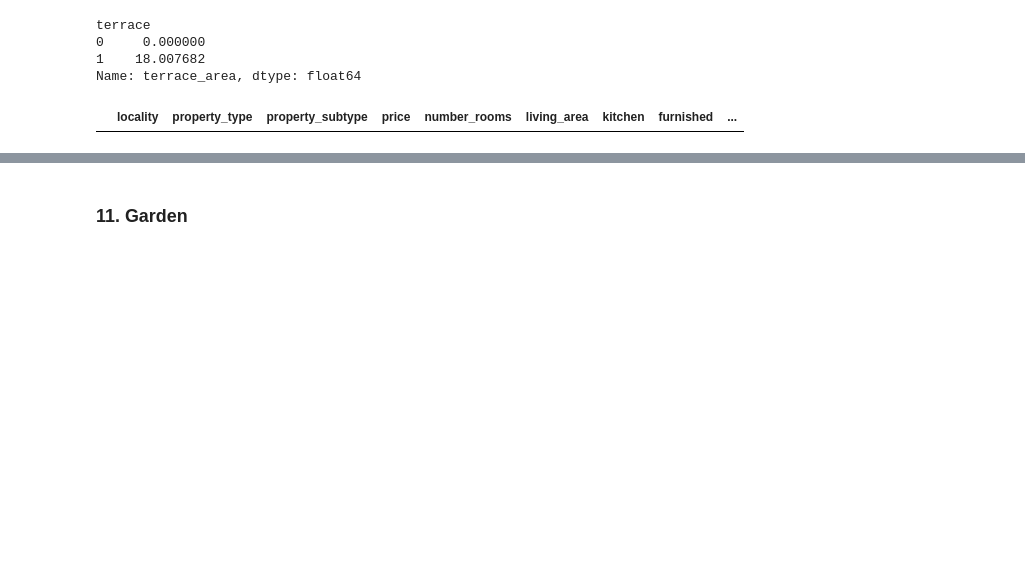
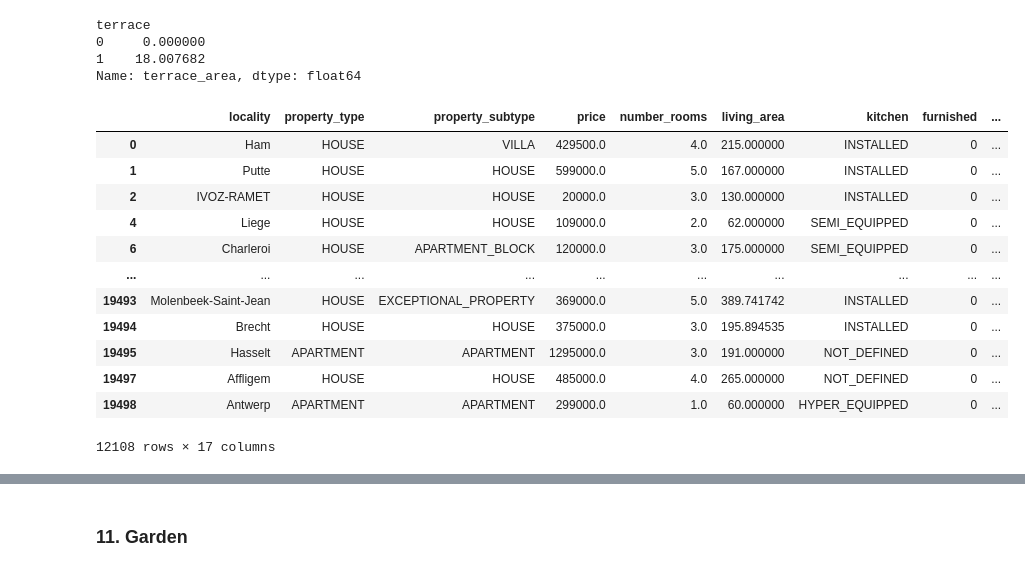
Before and after one commit to nikolaaswillaert/ImmoElizaDataAnalysis, a Jupyter notebook: datacleaning.ipynb, the cells around one changed output, grey strips where cells are left out. Saved outputs shown, nothing was run; the diff lists cells and outputs as text; code cells hidden in the pictures; blank space fills up the shorter version.

```diff
--- a/datacleaning.ipynb
+++ b/datacleaning.ipynb
@@ -441,5 +446,6 @@ mean_living_area
 19498     99.713227
 Name: living_area, Length: 19499, dtype: float64
 # %%
+mean_living_area = df.groupby('property_subtype')['living_area'].transform('mean')
 filled_nan_living_area = df.groupby('property_subtype')['living_area'].fillna(mean_living_area)
 df['living_area'] = filled_nan_living_area
@@ -698,6 +752,18 @@ terrace
 1    18.007682
 Name: terrace_area, dtype: float64
 # %%
-df[df['terrace_area'].isna()]
+df[df['terrace_area'] == 0.0]
 # %% [output]
 |  | locality | property_type | property_subtype | price | number_rooms | living_area | kitchen | furnished | ... |
+| 0 | Ham | HOUSE | VILLA | 429500.0 | 4.0 | 215.000000 | INSTALLED | 0 | ... |
+| 1 | Putte | HOUSE | HOUSE | 599000.0 | 5.0 | 167.000000 | INSTALLED | 0 | ... |
+| 2 | IVOZ-RAMET | HOUSE | HOUSE | 20000.0 | 3.0 | 130.000000 | INSTALLED | 0 | ... |
+| 4 | Liege | HOUSE | HOUSE | 109000.0 | 2.0 | 62.000000 | SEMI_EQUIPPED | 0 | ... |
+| 6 | Charleroi | HOUSE | APARTMENT_BLOCK | 120000.0 | 3.0 | 175.000000 | SEMI_EQUIPPED | 0 | ... |
+| ... | ... | ... | ... | ... | ... | ... | ... | ... | ... |
+| 19493 | Molenbeek-Saint-Jean | HOUSE | EXCEPTIONAL_PROPERTY | 369000.0 | 5.0 | 389.741742 | INSTALLED | 0 | ... |
+| 19494 | Brecht | HOUSE | HOUSE | 375000.0 | 3.0 | 195.894535 | INSTALLED | 0 | ... |
+| 19495 | Hasselt | APARTMENT | APARTMENT | 1295000.0 | 3.0 | 191.000000 | NOT_DEFINED | 0 | ... |
+| 19497 | Affligem | HOUSE | HOUSE | 485000.0 | 4.0 | 265.000000 | NOT_DEFINED | 0 | ... |
+| 19498 | Antwerp | APARTMENT | APARTMENT | 299000.0 | 1.0 | 60.000000 | HYPER_EQUIPPED | 0 | ... |
+12108 rows × 17 columns
```
Also changed, not shown: parts of 32 cells of this notebook.
